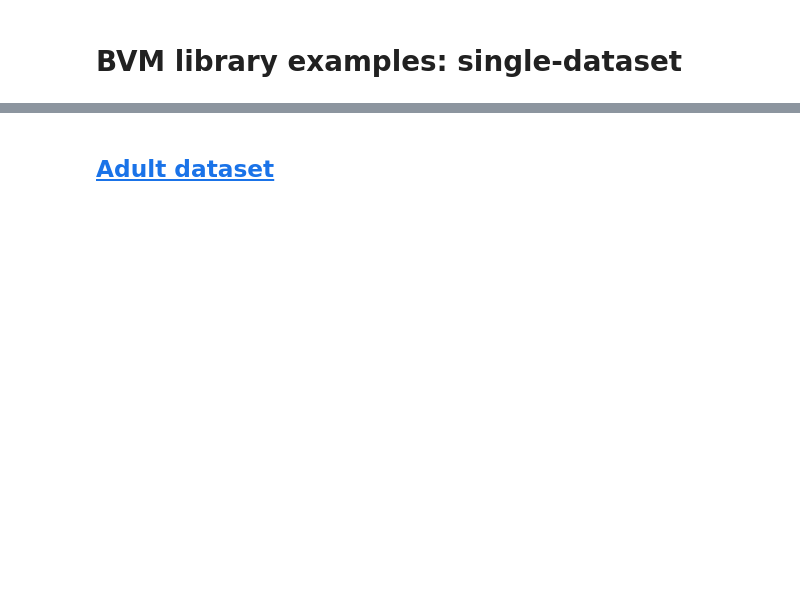
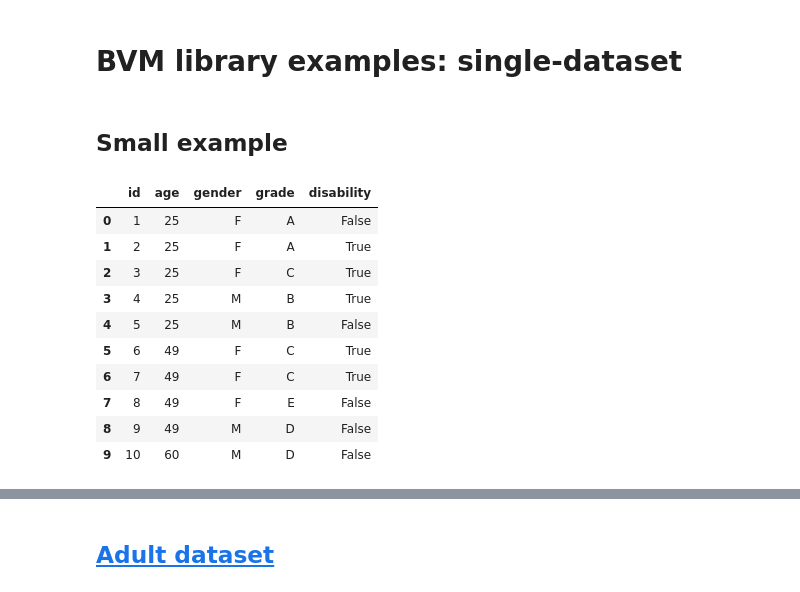
Before and after one commit to nunesgh/bvm-library, a Jupyter notebook: examples/single-dataset.ipynb, the cells around one changed output, grey strips where cells are left out. Cells and saved outputs as stored; diff of their text form; code cells hidden in the pictures; blank space fills up the shorter version.

```diff
--- a/examples/single-dataset.ipynb
+++ b/examples/single-dataset.ipynb
@@ -3,3 +3,25 @@
 # %%
 import pandas
 from bvmlib.bvm import BVM
+# %% [markdown]
+## Small example
+# %%
+df0 = pandas.DataFrame(data={'id':[i for i in range(1,11)],
+                             'age':[25,25,25,25,25,49,49,49,49,60],
+                             'gender':['F','F','F','M','M','F','F','F','M','M'],
+                             'grade':['A','A','C','B','B','C','C','E','D','D'],
+                             'disability':[False,True,True,True,False,True,True,False,False,False]})
+# %%
+display(df0)
+# %% [output]
+|  | id | age | gender | grade | disability |
+| 0 | 1 | 25 | F | A | False |
+| 1 | 2 | 25 | F | A | True |
+| 2 | 3 | 25 | F | C | True |
+| 3 | 4 | 25 | M | B | True |
+| 4 | 5 | 25 | M | B | False |
+| 5 | 6 | 49 | F | C | True |
+| 6 | 7 | 49 | F | C | True |
+| 7 | 8 | 49 | F | E | False |
+| 8 | 9 | 49 | M | D | False |
+| 9 | 10 | 60 | M | D | False |
```
Also changed, not shown: parts of 10 cells of this notebook, 4 other files.
